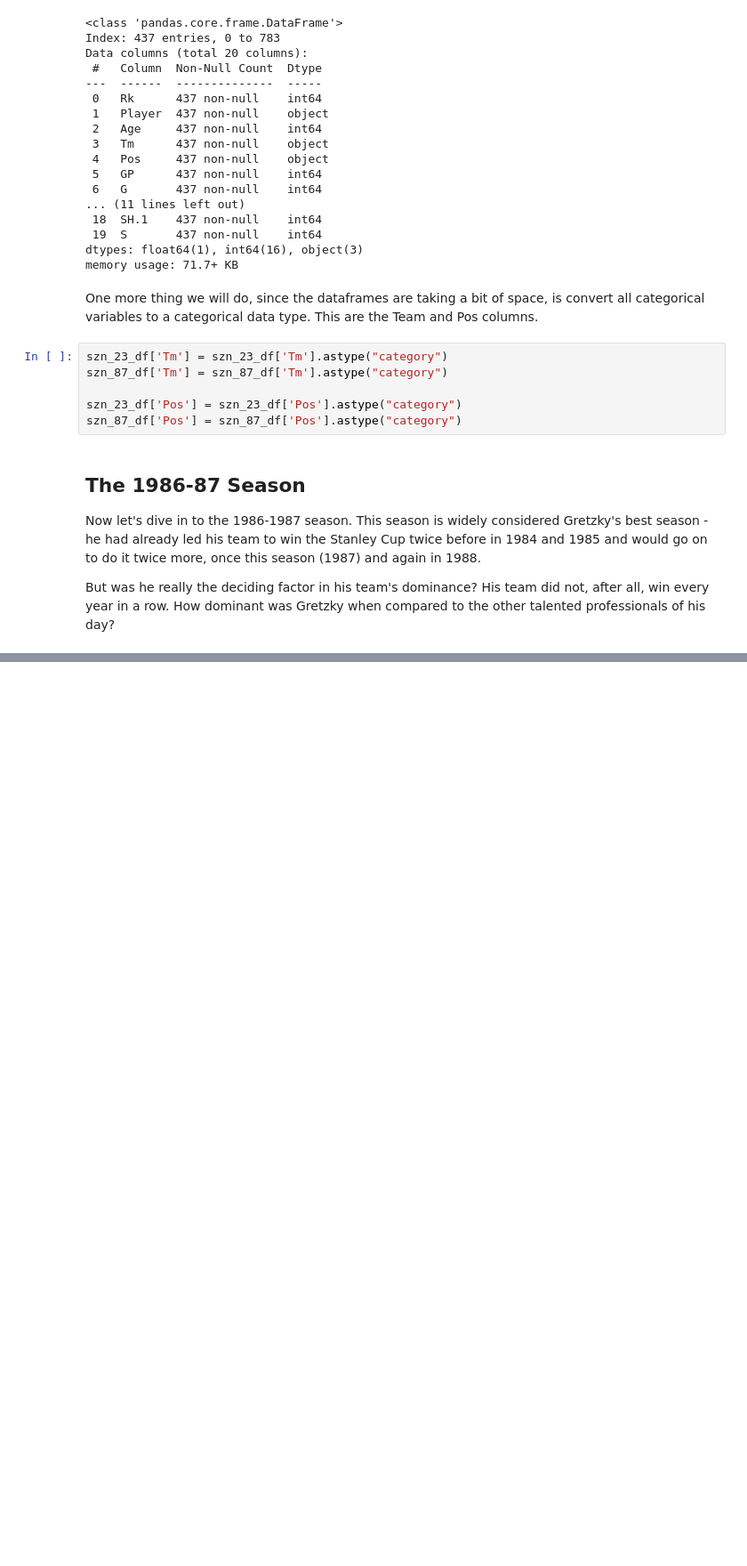
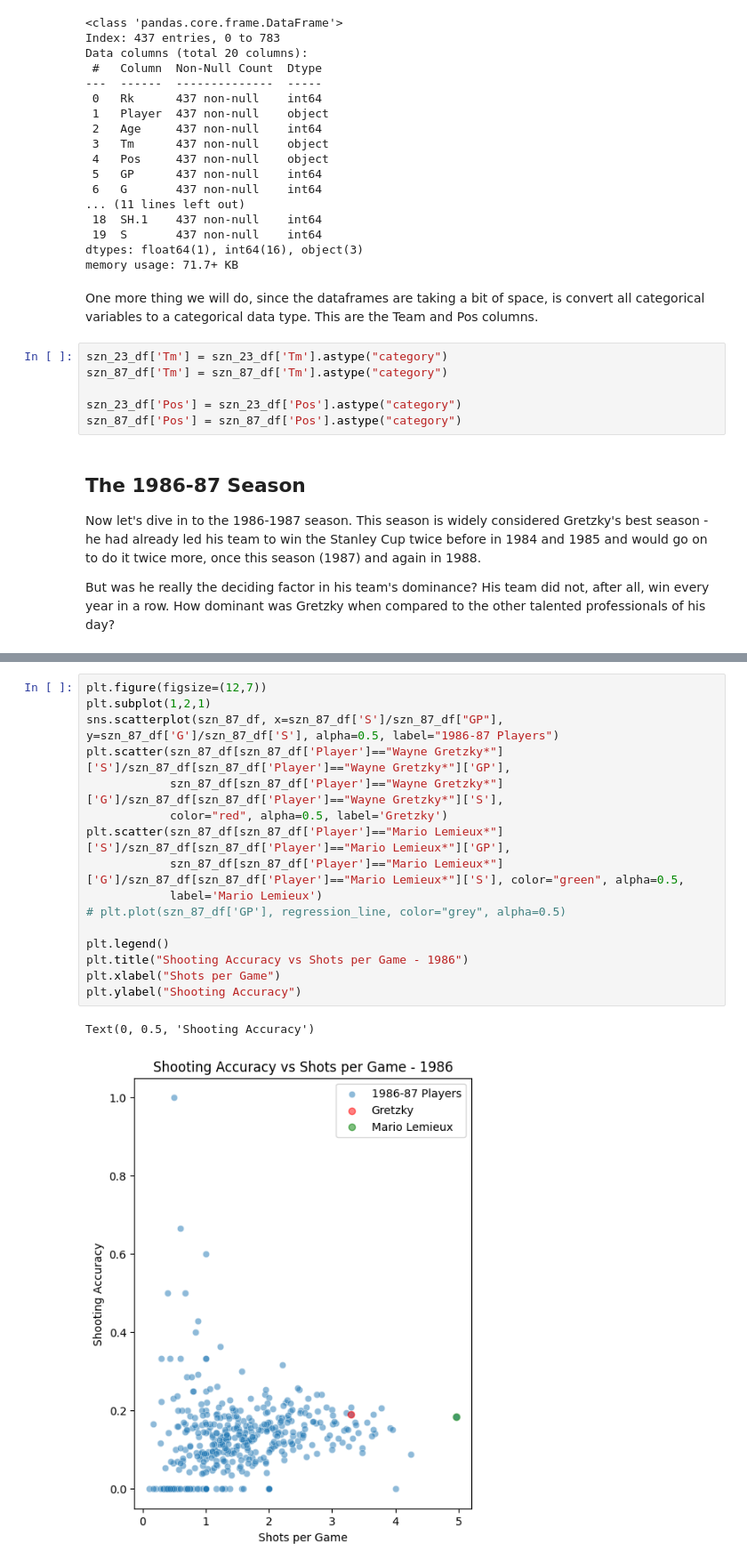
Before and after one commit to philbeet/How-Great-was-The-Great-One, a Jupyter notebook: main.ipynb, the cells around one changed output, grey strips where cells are left out. Shown: that part at 89% size. Saved outputs shown, nothing was run; the diff lists cells and outputs as text; blank space fills up the shorter version.

```diff
--- a/main.ipynb
+++ b/main.ipynb
@@ -118,0 +192,19 @@ But was he really the deciding factor in his team's dominance? His team did not,
+# %%
+plt.figure(figsize=(12,7))
+plt.subplot(1,2,1)
+sns.scatterplot(szn_87_df, x=szn_87_df['S']/szn_87_df["GP"], y=szn_87_df['G']/szn_87_df['S'], alpha=0.5, label="1986-87 Players")
+plt.scatter(szn_87_df[szn_87_df['Player']=="Wayne Gretzky*"]['S']/szn_87_df[szn_87_df['Player']=="Wayne Gretzky*"]['GP'],
+            szn_87_df[szn_87_df['Player']=="Wayne Gretzky*"]['G']/szn_87_df[szn_87_df['Player']=="Wayne Gretzky*"]['S'],
+            color="red", alpha=0.5, label='Gretzky')
+plt.scatter(szn_87_df[szn_87_df['Player']=="Mario Lemieux*"]['S']/szn_87_df[szn_87_df['Player']=="Mario Lemieux*"]['GP'],
+            szn_87_df[szn_87_df['Player']=="Mario Lemieux*"]['G']/szn_87_df[szn_87_df['Player']=="Mario Lemieux*"]['S'], color="green", alpha=0.5,
+            label='Mario Lemieux')
+# plt.plot(szn_87_df['GP'], regression_line, color="grey", alpha=0.5)
+
+plt.legend()
+plt.title("Shooting Accuracy vs Shots per Game - 1986")
+plt.xlabel("Shots per Game")
+plt.ylabel("Shooting Accuracy")
+# %% [output]
+Text(0, 0.5, 'Shooting Accuracy')
+[figure, added]
```
Also changed, not shown: parts of 9 cells of this notebook.
